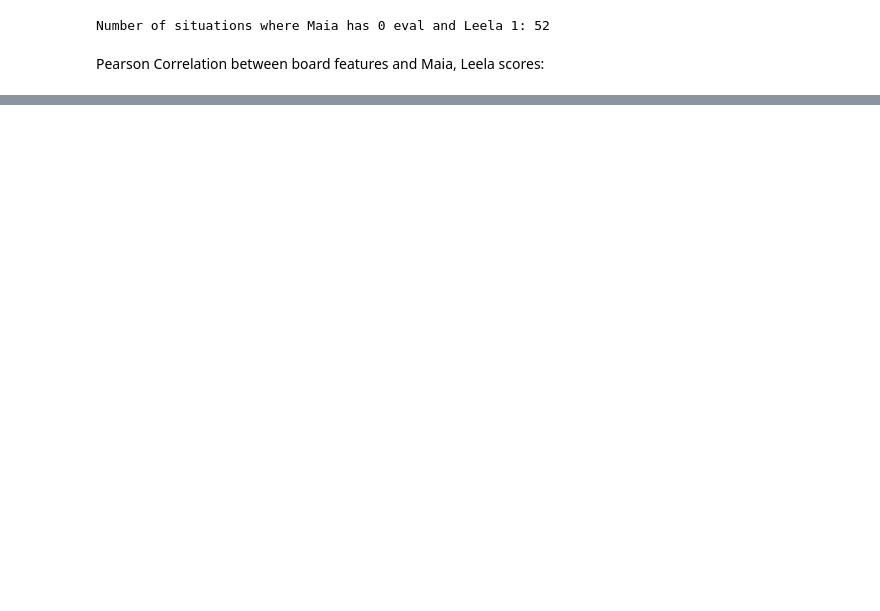
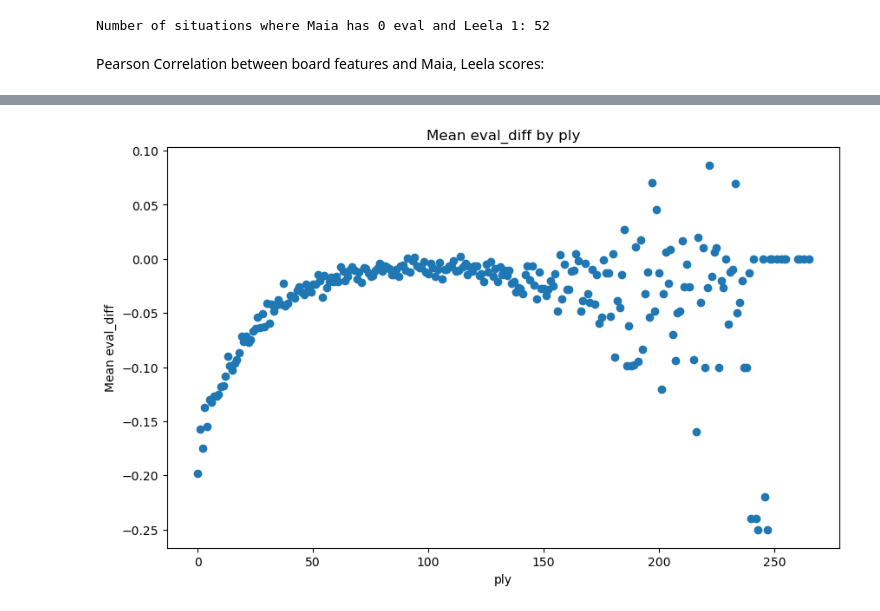
Before and after one commit to dvirsas8/research, a Jupyter notebook: random_set_analysis.ipynb, the cells around one changed output, grey strips where cells are left out. Cells and saved outputs as stored; diff of their text form; code cells hidden in the pictures; blank space fills up the shorter version.

```diff
--- a/random_set_analysis.ipynb
+++ b/random_set_analysis.ipynb
@@ -602,0 +623,10 @@ Correlation between open_files_controlled_opponent and Leela score: -0.006
+# %%
+mean_eval_diff_by_ply = disagreement_df.groupby('ply')['eval_diff'].mean().reset_index()
+plt.figure(figsize=(10, 6))  # Adjust the figure size if needed
+plt.plot(mean_eval_diff_by_ply['ply'], mean_eval_diff_by_ply['eval_diff'], marker='o', linestyle='')
+plt.xlabel('ply')
+plt.ylabel('Mean eval_diff')
+plt.title('Mean eval_diff by ply')
+plt.show()
+# %% [output]
+[figure, added]
```
Also changed, not shown: parts of 6 cells of this notebook, 2 other files.
